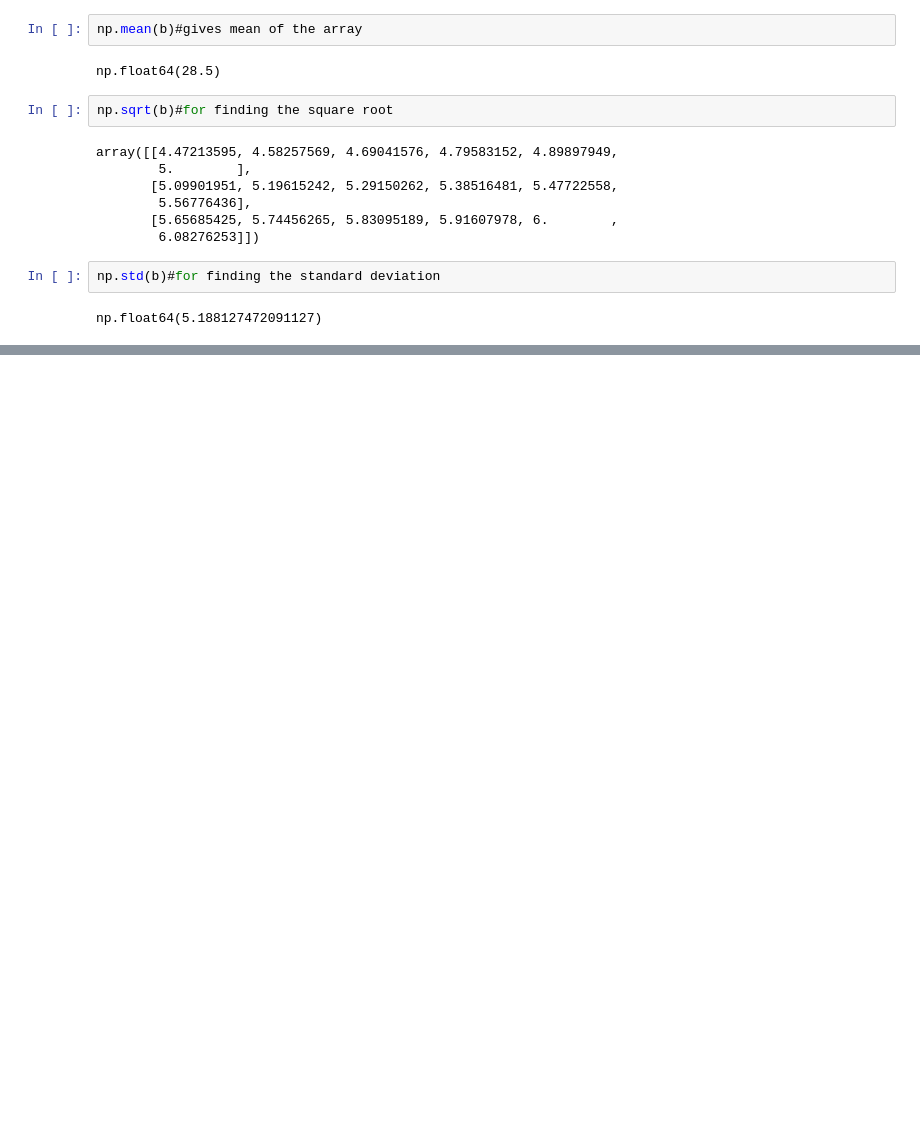
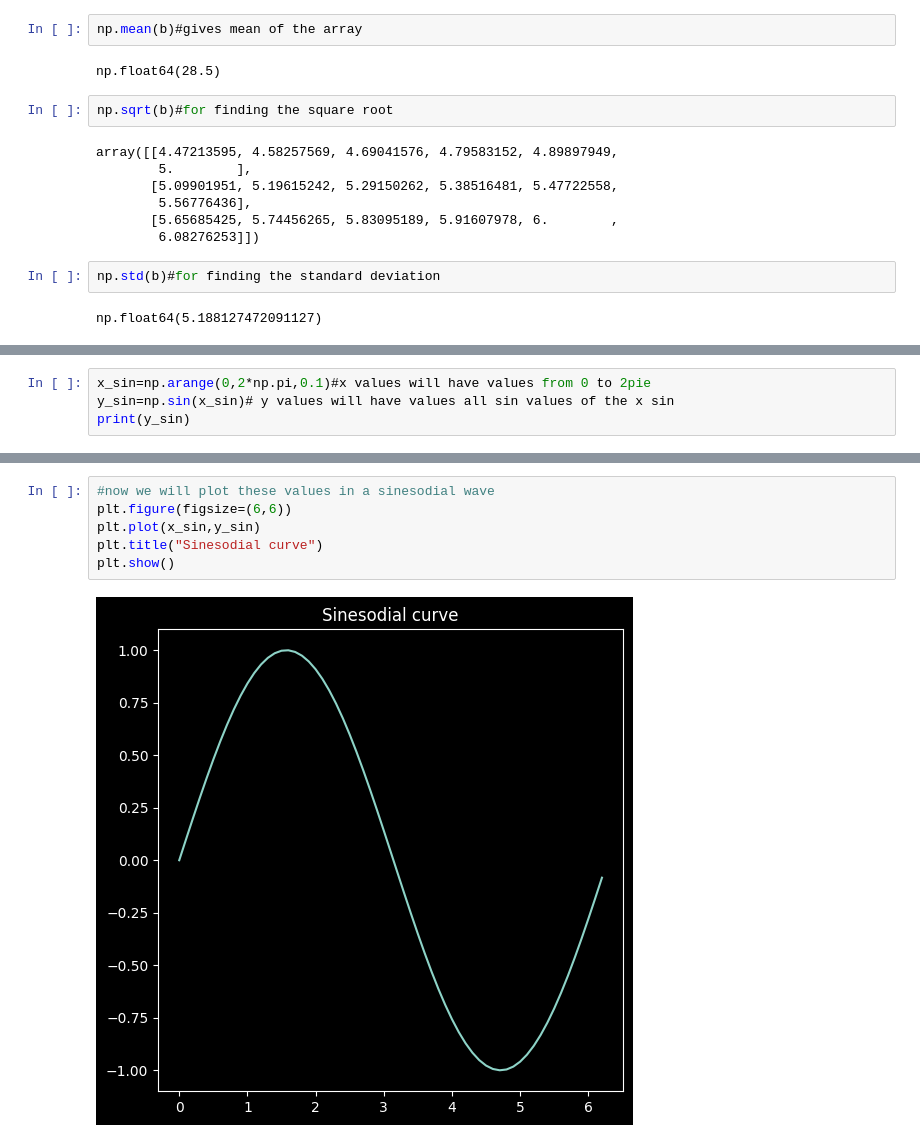
Before and after one commit to krishnaprasadlenka/python-, a Jupyter notebook: numpy_tutorials.ipynb, the cells around one changed output, grey strips where cells are left out. Saved outputs shown, nothing was run; the diff lists cells and outputs as text; blank space fills up the shorter version.

```diff
--- a/numpy_tutorials.ipynb
+++ b/numpy_tutorials.ipynb
@@ -372,0 +413,4 @@ np.float64(5.188127472091127)
+# %%
+x_sin=np.arange(0,2*np.pi,0.1)#x values will have values from 0 to 2pie
+y_sin=np.sin(x_sin)# y values will have values all sin values of the x sin
+print(y_sin)
@@ -372,0 +429,8 @@ np.float64(5.188127472091127)
+# %%
+#now we will plot these values in a sinesodial wave
+plt.figure(figsize=(6,6))
+plt.plot(x_sin,y_sin)
+plt.title("Sinesodial curve")
+plt.show()
+# %% [output]
+[figure, added]
```
Also changed, not shown: parts of 32 cells of this notebook.
